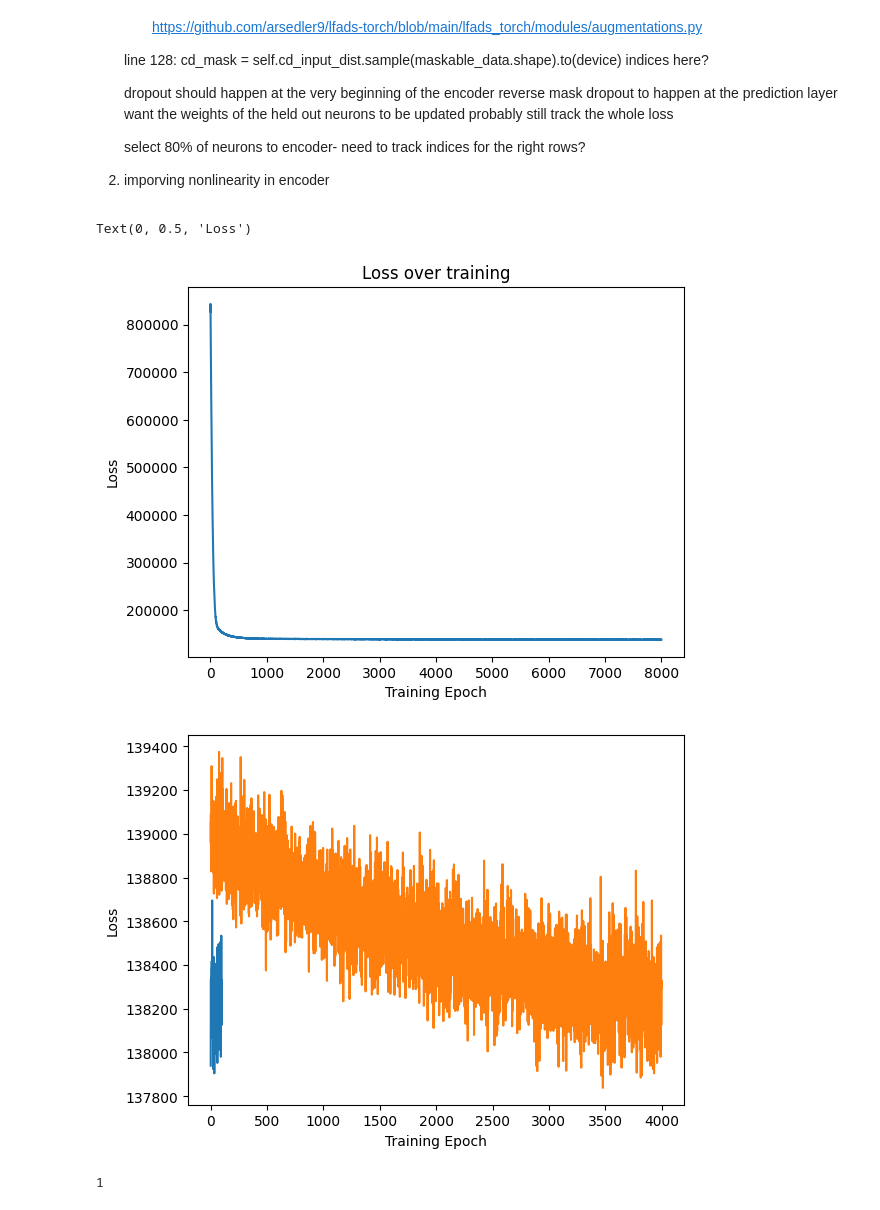
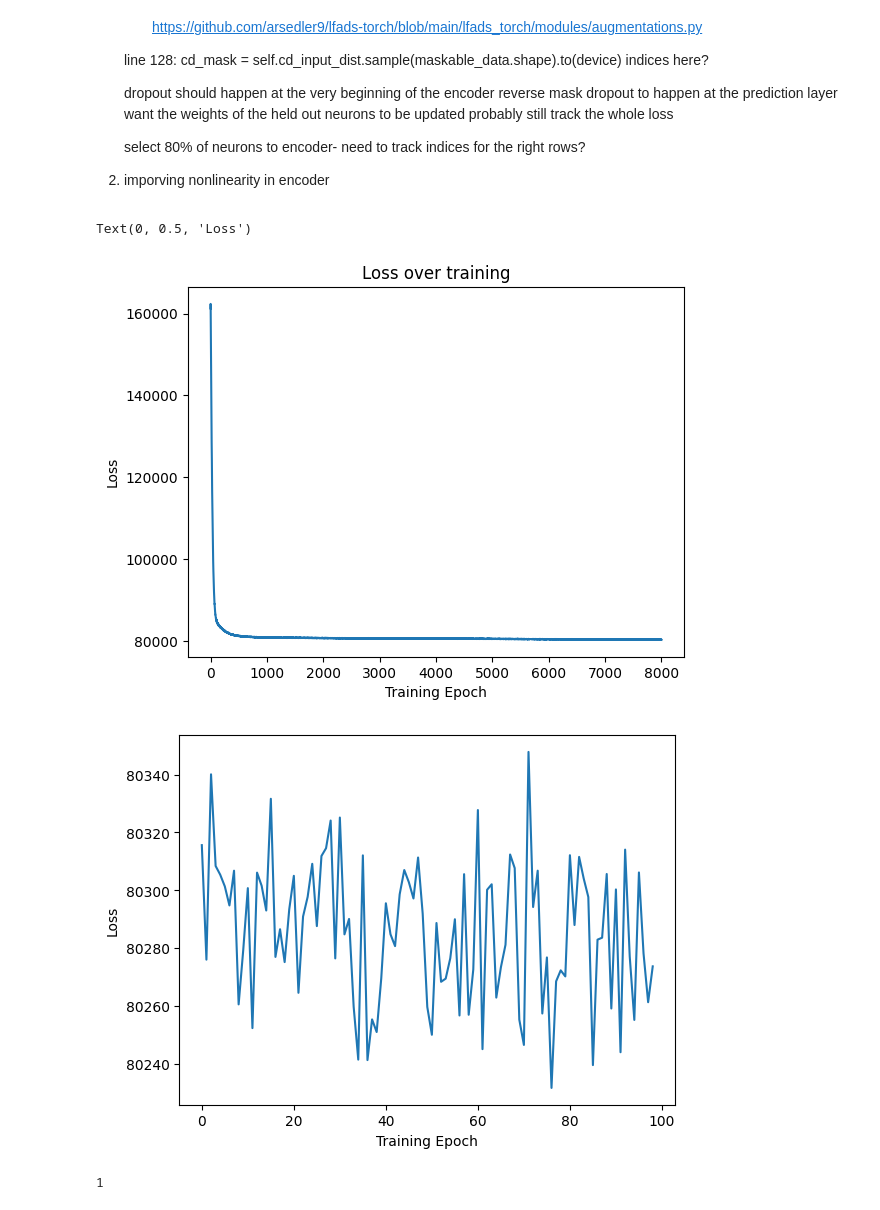
Before and after one commit to dyu222/sca, a Jupyter notebook: notebooks/Derek_4pop.ipynb, the cells around one changed output. Saved outputs shown, nothing was run; the diff lists cells and outputs as text; code cells hidden in the pictures.

```diff
--- a/notebooks/Derek_4pop.ipynb
+++ b/notebooks/Derek_4pop.ipynb
@@ -150,8 +150,8 @@ We have found that the method usually works better when zero-centering the data.
 In this specific example, if you don't zero-center the data, it will take ~10000 iterations to converge to the ground truth, rather than ~2000.
 # %%
 # X = np.copy(X0)
-X = np.copy(X_smoothed)
-# X = np.copy(X_spikes)
+# X = np.copy(X_smoothed)
+X = np.copy(X_spikes)
 # X=np.copy(X0-np.mean(X0,axis=0)[None,:])
 # %% [markdown]
 # Set required model parameters
@@ -258,28 +258,28 @@ want the weights of the held out neurons to be updated
 # %%
 #Plot the loss over all iterations
 plt.figure()
 plt.plot(sca.losses)
 plt.xlabel('Training Epoch')
 plt.ylabel('Loss')
 plt.title('Loss over training')
 
 #Plot the loss over the last 100 iterations (to see if it has truly hit a plateau)
 plt.figure()
 plt.plot(sca.losses[-100:-1])
-plt.plot(sca.losses[4000:])
+# plt.plot(sca.losses[4000:])
 plt.xlabel('Training Epoch')
 plt.ylabel('Loss')
 # print("losses: ", sca.losses[0])
 
 # plt.figure()
 # # plt.plot(sca.losses[-100:-1])
 # plt.plot(sca.losses[:200])
 # plt.xlabel('Training Epoch')
 # plt.ylabel('Loss')
 # %% [output]
 Text(0, 0.5, 'Loss')
-[figure, old version]
+[figure, new version]
-[figure, old version]
+[figure, new version]
 # %%
 print(np.argmax(sca.losses))
 # %% [output]
```
Also changed, not shown: parts of 6 cells of this notebook, 4 other files.
